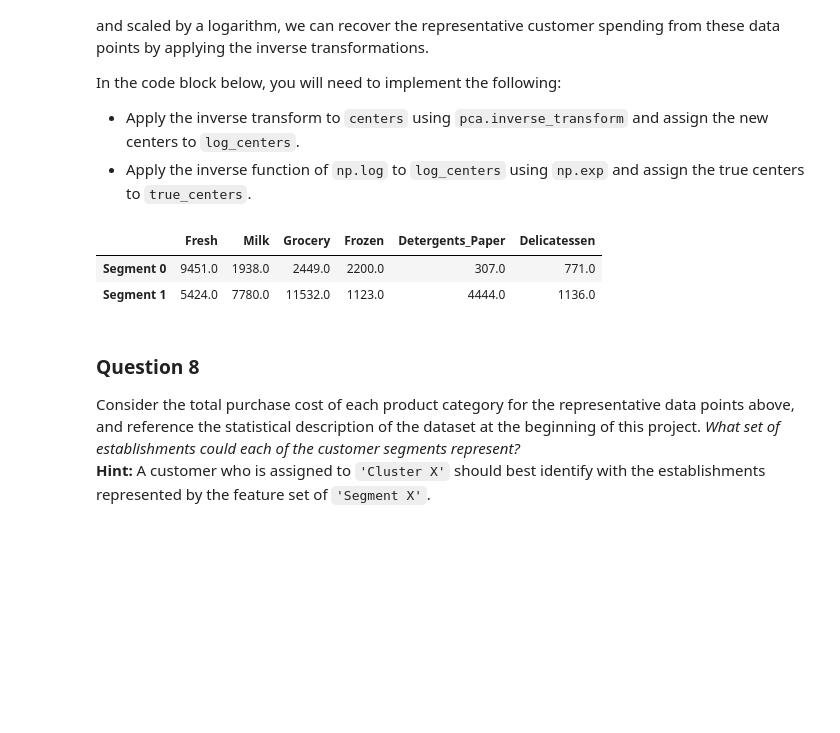
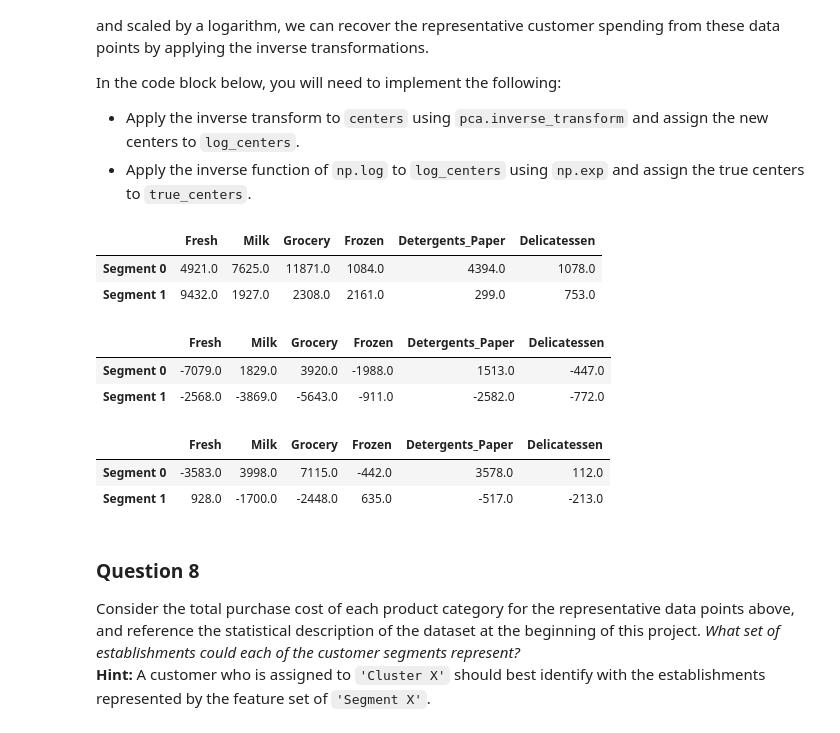
Before and after one commit to wellYouKnow/machine-learning, a Jupyter notebook: projects/creating_customer_segments/customer_segments.ipynb, the cells around one changed output. Cells and saved outputs as stored; diff of their text form; code cells hidden in the pictures; blank space fills up the shorter version.

```diff
--- a/projects/creating_customer_segments/customer_segments.ipynb
+++ b/projects/creating_customer_segments/customer_segments.ipynb
@@ -189,7 +217,7 @@ for feature in log_data.keys():
     display(log_data[~((log_data[feature] >= Q1 - step) & (log_data[feature] <= Q3 + step))])
 
 # OPTIONAL: Select the indices for data points you wish to remove
-outliers  = [65, 66, 81, 95, 96, 128, 171, 193, 218, 304, 305, 338, 353, 355, 357, 412, 86, 98, 154, 356, 75, 38, 57,
+outliers  = [81, 95, 96, 171, 193, 218, 304, 305, 338, 353, 355, 357, 412, 86, 98, 356, 38, 57,
             145, 175, 264, 325, 420, 429, 439, 161, 109, 137, 142, 183, 184, 187, 203, 233, 285, 289, 343]
 
 # Remove the outliers, if any were specified
@@ -420,19 +445,27 @@ In the code block below, you will need to implement the following:
 # %%
 # TODO: Inverse transform the centers
 log_centers = pca.inverse_transform(centers)
 
 # TODO: Exponentiate the centers
 true_centers = np.exp(log_centers)
 
 # Display the true centers
 segments = ['Segment {}'.format(i) for i in range(0,len(centers))]
 true_centers = pd.DataFrame(np.round(true_centers), columns = data.keys())
 true_centers.index = segments
 display(true_centers)
+display(true_centers - data.mean().round())
+display(true_centers - data.median().round())
 # %% [output]
 |  | Fresh | Milk | Grocery | Frozen | Detergents_Paper | Delicatessen |
-| Segment 0 | 9451.0 | 1938.0 | 2449.0 | 2200.0 | 307.0 | 771.0 |
-| Segment 1 | 5424.0 | 7780.0 | 11532.0 | 1123.0 | 4444.0 | 1136.0 |
+| Segment 0 | 4921.0 | 7625.0 | 11871.0 | 1084.0 | 4394.0 | 1078.0 |
+| Segment 1 | 9432.0 | 1927.0 | 2308.0 | 2161.0 | 299.0 | 753.0 |
+|  | Fresh | Milk | Grocery | Frozen | Detergents_Paper | Delicatessen |
+| Segment 0 | -7079.0 | 1829.0 | 3920.0 | -1988.0 | 1513.0 | -447.0 |
+| Segment 1 | -2568.0 | -3869.0 | -5643.0 | -911.0 | -2582.0 | -772.0 |
+|  | Fresh | Milk | Grocery | Frozen | Detergents_Paper | Delicatessen |
+| Segment 0 | -3583.0 | 3998.0 | 7115.0 | -442.0 | 3578.0 | 112.0 |
+| Segment 1 | 928.0 | -1700.0 | -2448.0 | 635.0 | -517.0 | -213.0 |
 # %% [markdown]
 ### Question 8
 Consider the total purchase cost of each product category for the representative data points above, and reference the statistical description of the dataset at the beginning of this project. *What set of establishments could each of the customer segments represent?*
```
Also changed, not shown: parts of 25 cells of this notebook, 1 other file.
